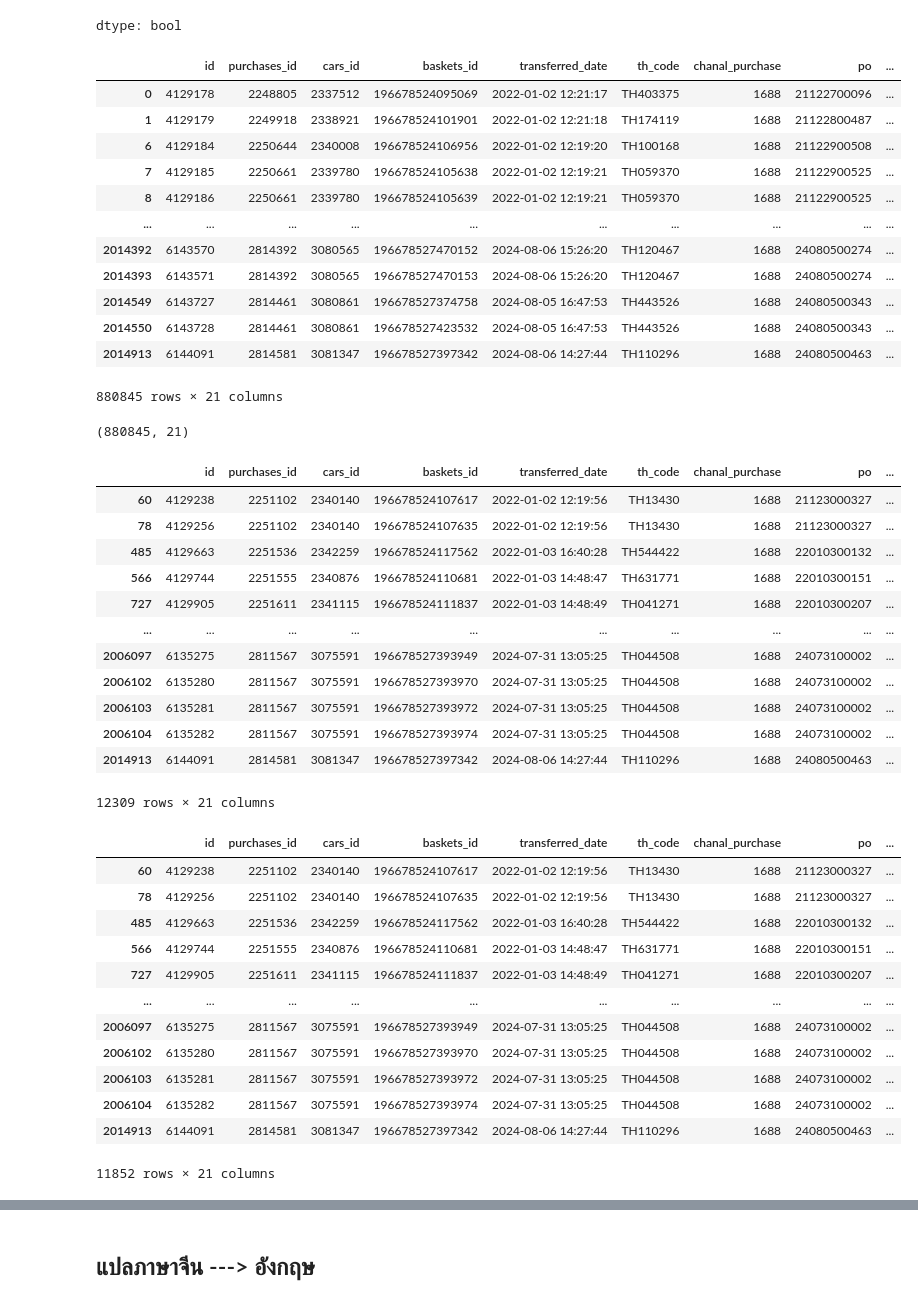
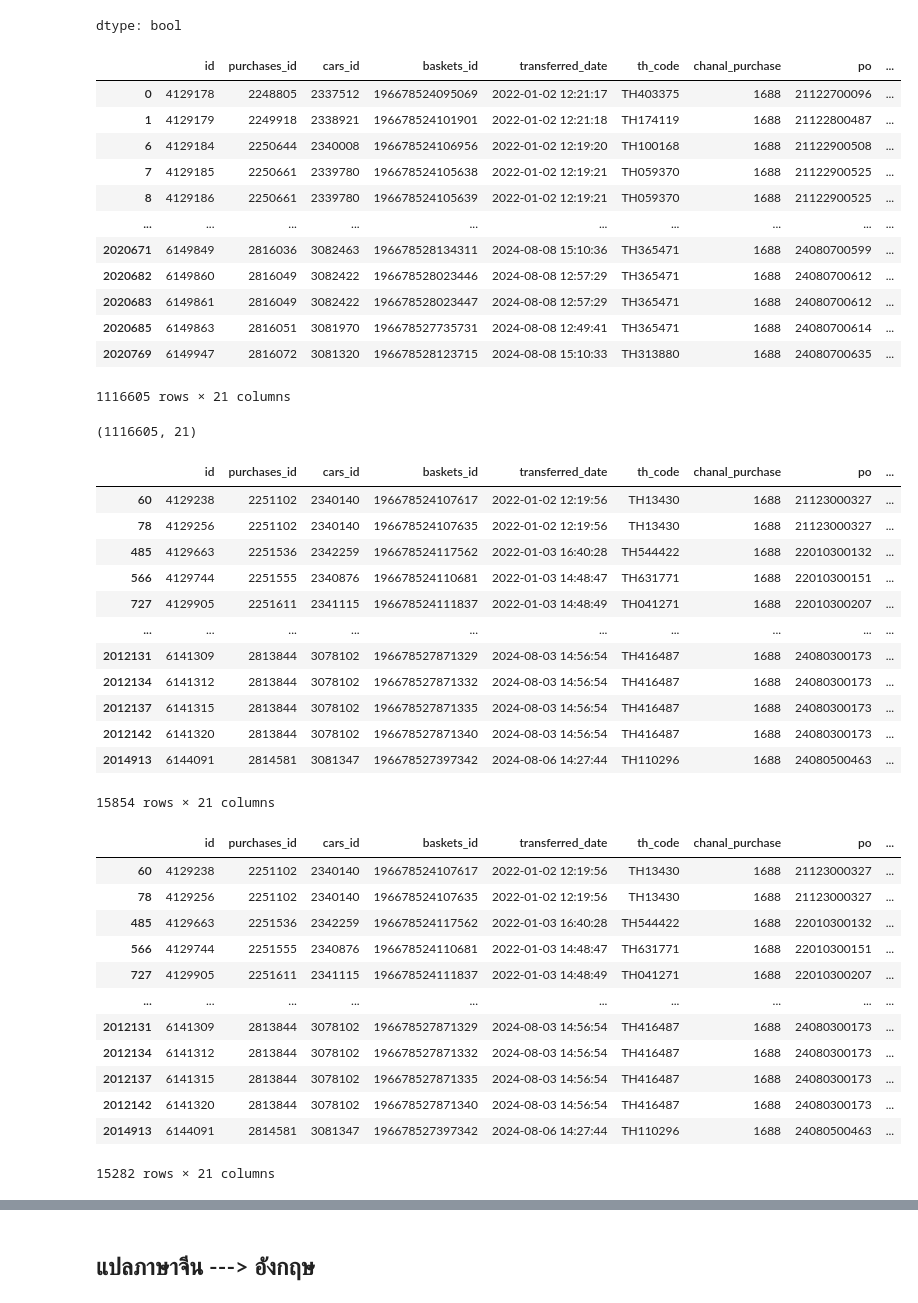
Before and after one commit to bavcb/association-rule, a Jupyter notebook: Test_Association_Rule_M02.ipynb, the cells around one changed output, grey strips where cells are left out. Cells and saved outputs as stored; diff of their text form; code cells hidden in the pictures.

```diff
--- a/Test_Association_Rule_M02.ipynb
+++ b/Test_Association_Rule_M02.ipynb
@@ -136,26 +136,26 @@ data.isnull().any() # True = NaN
 dtype: bool
 # %%
 # ลบค่าว่างทิ้งทั้งหมด
-data_drop = data.dropna()
+data_drop = data.dropna(subset=['cat_sub1_name'])
 data_drop
 # %% [output]
 |  | id | purchases_id | cars_id | baskets_id | transferred_date | th_code | chanal_purchase | po | ... |
 | 0 | 4129178 | 2248805 | 2337512 | 196678524095069 | 2022-01-02 12:21:17 | TH403375 | 1688 | 21122700096 | ... |
 | 1 | 4129179 | 2249918 | 2338921 | 196678524101901 | 2022-01-02 12:21:18 | TH174119 | 1688 | 21122800487 | ... |
 | 6 | 4129184 | 2250644 | 2340008 | 196678524106956 | 2022-01-02 12:19:20 | TH100168 | 1688 | 21122900508 | ... |
 | 7 | 4129185 | 2250661 | 2339780 | 196678524105638 | 2022-01-02 12:19:21 | TH059370 | 1688 | 21122900525 | ... |
 | 8 | 4129186 | 2250661 | 2339780 | 196678524105639 | 2022-01-02 12:19:21 | TH059370 | 1688 | 21122900525 | ... |
 | ... | ... | ... | ... | ... | ... | ... | ... | ... | ... |
-| 2014392 | 6143570 | 2814392 | 3080565 | 196678527470152 | 2024-08-06 15:26:20 | TH120467 | 1688 | 24080500274 | ... |
-| 2014393 | 6143571 | 2814392 | 3080565 | 196678527470153 | 2024-08-06 15:26:20 | TH120467 | 1688 | 24080500274 | ... |
-| 2014549 | 6143727 | 2814461 | 3080861 | 196678527374758 | 2024-08-05 16:47:53 | TH443526 | 1688 | 24080500343 | ... |
-| 2014550 | 6143728 | 2814461 | 3080861 | 196678527423532 | 2024-08-05 16:47:53 | TH443526 | 1688 | 24080500343 | ... |
-| 2014913 | 6144091 | 2814581 | 3081347 | 196678527397342 | 2024-08-06 14:27:44 | TH110296 | 1688 | 24080500463 | ... |
+| 2020671 | 6149849 | 2816036 | 3082463 | 196678528134311 | 2024-08-08 15:10:36 | TH365471 | 1688 | 24080700599 | ... |
+| 2020682 | 6149860 | 2816049 | 3082422 | 196678528023446 | 2024-08-08 12:57:29 | TH365471 | 1688 | 24080700612 | ... |
+| 2020683 | 6149861 | 2816049 | 3082422 | 196678528023447 | 2024-08-08 12:57:29 | TH365471 | 1688 | 24080700612 | ... |
+| 2020685 | 6149863 | 2816051 | 3081970 | 196678527735731 | 2024-08-08 12:49:41 | TH365471 | 1688 | 24080700614 | ... |
+| 2020769 | 6149947 | 2816072 | 3081320 | 196678528123715 | 2024-08-08 15:10:33 | TH313880 | 1688 | 24080700635 | ... |
-880845 rows × 21 columns
+1116605 rows × 21 columns
 # %%
-data_drop.shape # จำนวนข้อมูลหลังลบค่าว่างทิ้ง
+data_drop.shape # จำนวนข้อมูลหลังลบค่าว่างทิ้ง #880845 #1116605
 # %% [output]
-(880845, 21)
+(1116605, 21)
 # %%
 data_drop[data_drop['product_quantity'] ==0]
 # %% [output]
@@ -166,12 +166,12 @@ data_drop[data_drop['product_quantity'] ==0]
 | 566 | 4129744 | 2251555 | 2340876 | 196678524110681 | 2022-01-03 14:48:47 | TH631771 | 1688 | 22010300151 | ... |
 | 727 | 4129905 | 2251611 | 2341115 | 196678524111837 | 2022-01-03 14:48:49 | TH041271 | 1688 | 22010300207 | ... |
 | ... | ... | ... | ... | ... | ... | ... | ... | ... | ... |
-| 2006097 | 6135275 | 2811567 | 3075591 | 196678527393949 | 2024-07-31 13:05:25 | TH044508 | 1688 | 24073100002 | ... |
-| 2006102 | 6135280 | 2811567 | 3075591 | 196678527393970 | 2024-07-31 13:05:25 | TH044508 | 1688 | 24073100002 | ... |
-| 2006103 | 6135281 | 2811567 | 3075591 | 196678527393972 | 2024-07-31 13:05:25 | TH044508 | 1688 | 24073100002 | ... |
-| 2006104 | 6135282 | 2811567 | 3075591 | 196678527393974 | 2024-07-31 13:05:25 | TH044508 | 1688 | 24073100002 | ... |
+| 2012131 | 6141309 | 2813844 | 3078102 | 196678527871329 | 2024-08-03 14:56:54 | TH416487 | 1688 | 24080300173 | ... |
+| 2012134 | 6141312 | 2813844 | 3078102 | 196678527871332 | 2024-08-03 14:56:54 | TH416487 | 1688 | 24080300173 | ... |
+| 2012137 | 6141315 | 2813844 | 3078102 | 196678527871335 | 2024-08-03 14:56:54 | TH416487 | 1688 | 24080300173 | ... |
+| 2012142 | 6141320 | 2813844 | 3078102 | 196678527871340 | 2024-08-03 14:56:54 | TH416487 | 1688 | 24080300173 | ... |
 | 2014913 | 6144091 | 2814581 | 3081347 | 196678527397342 | 2024-08-06 14:27:44 | TH110296 | 1688 | 24080500463 | ... |
-12309 rows × 21 columns
+15854 rows × 21 columns
 # %%
 data_drop[data_drop['total_amount'] ==0]
 # %% [output]
@@ -182,12 +182,12 @@ data_drop[data_drop['total_amount'] ==0]
 | 566 | 4129744 | 2251555 | 2340876 | 196678524110681 | 2022-01-03 14:48:47 | TH631771 | 1688 | 22010300151 | ... |
 | 727 | 4129905 | 2251611 | 2341115 | 196678524111837 | 2022-01-03 14:48:49 | TH041271 | 1688 | 22010300207 | ... |
 | ... | ... | ... | ... | ... | ... | ... | ... | ... | ... |
-| 2006097 | 6135275 | 2811567 | 3075591 | 196678527393949 | 2024-07-31 13:05:25 | TH044508 | 1688 | 24073100002 | ... |
-| 2006102 | 6135280 | 2811567 | 3075591 | 196678527393970 | 2024-07-31 13:05:25 | TH044508 | 1688 | 24073100002 | ... |
-| 2006103 | 6135281 | 2811567 | 3075591 | 196678527393972 | 2024-07-31 13:05:25 | TH044508 | 1688 | 24073100002 | ... |
-| 2006104 | 6135282 | 2811567 | 3075591 | 196678527393974 | 2024-07-31 13:05:25 | TH044508 | 1688 | 24073100002 | ... |
+| 2012131 | 6141309 | 2813844 | 3078102 | 196678527871329 | 2024-08-03 14:56:54 | TH416487 | 1688 | 24080300173 | ... |
+| 2012134 | 6141312 | 2813844 | 3078102 | 196678527871332 | 2024-08-03 14:56:54 | TH416487 | 1688 | 24080300173 | ... |
+| 2012137 | 6141315 | 2813844 | 3078102 | 196678527871335 | 2024-08-03 14:56:54 | TH416487 | 1688 | 24080300173 | ... |
+| 2012142 | 6141320 | 2813844 | 3078102 | 196678527871340 | 2024-08-03 14:56:54 | TH416487 | 1688 | 24080300173 | ... |
 | 2014913 | 6144091 | 2814581 | 3081347 | 196678527397342 | 2024-08-06 14:27:44 | TH110296 | 1688 | 24080500463 | ... |
-11852 rows × 21 columns
+15282 rows × 21 columns
 # %%
 # เอา product_quantity & total_amount ที่มีค่าเป็น 0 ออก
 dataset = data_drop[(data_drop.product_quantity > 0) & (data_drop.total_amount >0)]
```
Also changed, not shown: parts of 21 cells of this notebook.
